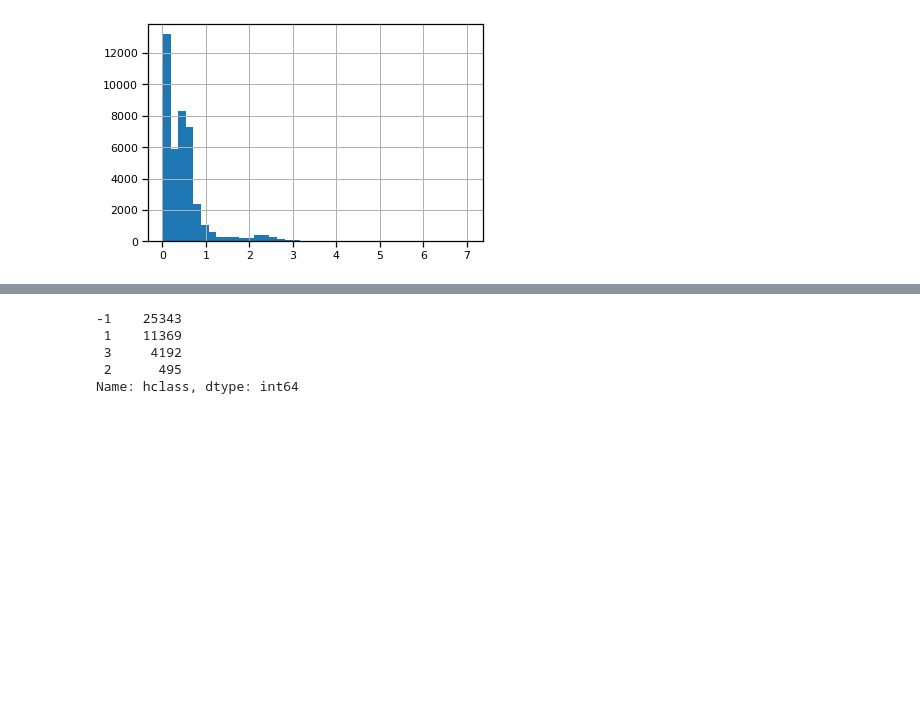
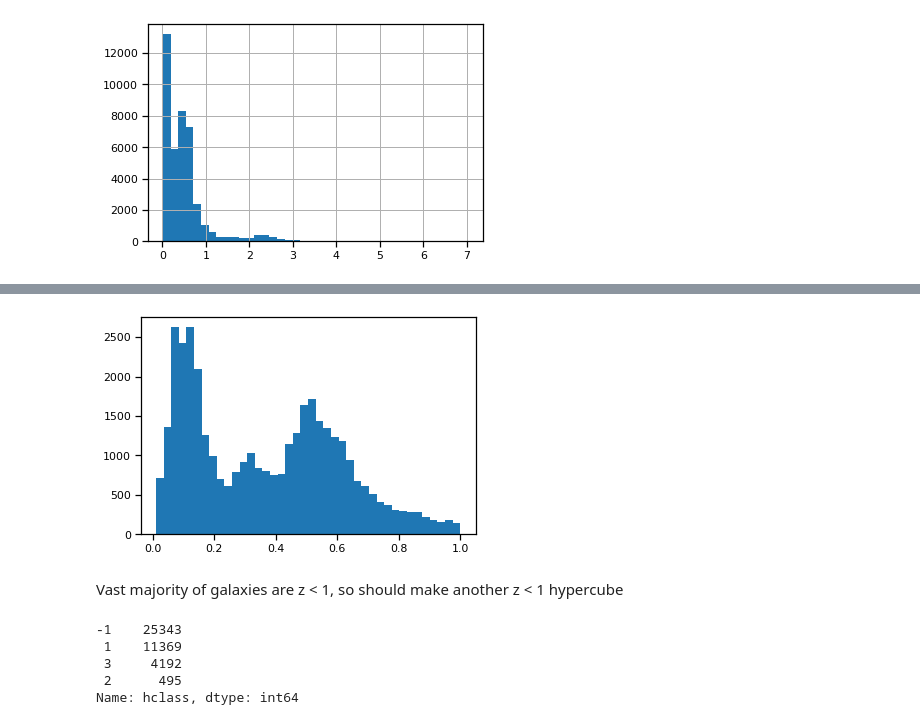
Before and after one commit to mwalmsley/agnfinder, a Jupyter notebook: notebooks/data_exploration/known_sample_exploration.ipynb, the cells around one changed output, grey strips where cells are left out. Cells and saved outputs as stored; diff of their text form; code cells hidden in the pictures; blank space fills up the shorter version.

```diff
--- a/notebooks/data_exploration/known_sample_exploration.ipynb
+++ b/notebooks/data_exploration/known_sample_exploration.ipynb
@@ -278,3 +276,9 @@ plt.plot(x, y)
+# %%
+_ = plt.hist(df.query('redshift < 1.')['redshift'], bins=40)
+# %% [output]
+[figure, added]
+# %% [markdown]
+Vast majority of galaxies are z < 1, so should make another z < 1 hypercube
 # %%
 df['hclass'].value_counts()  # need to review what this means
 # %% [output]
```
Also changed, not shown: parts of 4 cells of this notebook, 2 other files.
